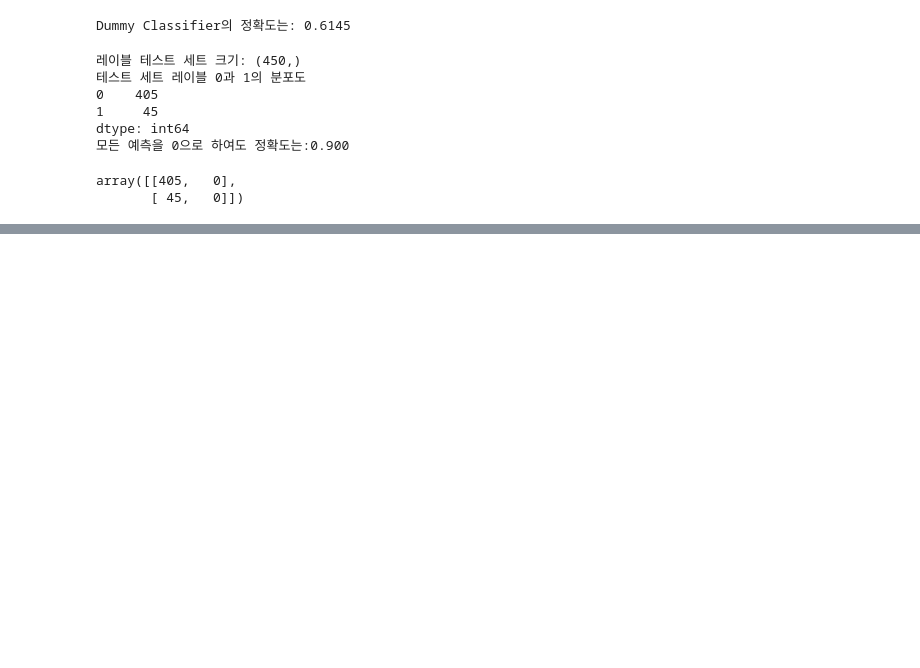
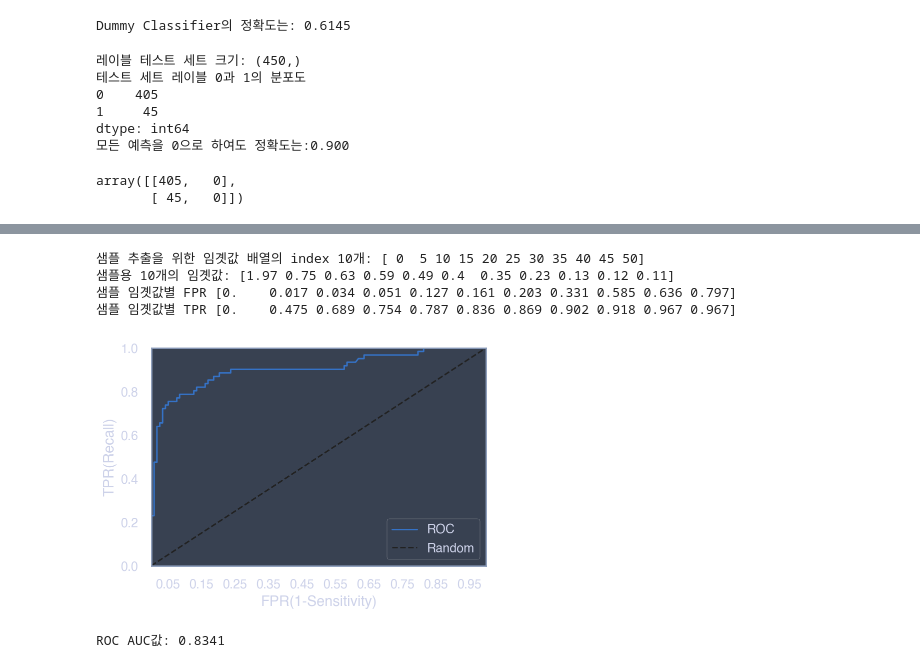
Before and after one commit to kangyeolyoun2/Python_for_Data_Analysis, a Jupyter notebook: kaggle_practice/2_scikit_learn_machine_learning/2_4_evaluation.ipynb, the cells around one changed output, grey strips where cells are left out. Saved outputs shown, nothing was run; the diff lists cells and outputs as text; code cells hidden in the pictures; blank space fills up the shorter version.

```diff
--- a/kaggle_practice/2_scikit_learn_machine_learning/2_4_evaluation.ipynb
+++ b/kaggle_practice/2_scikit_learn_machine_learning/2_4_evaluation.ipynb
@@ -144,0 +419,47 @@ array([[405,   0],
+# %%
+# TPR(민감도) = TP / (TP+FN)
+# TNR(특이성) = TN / (TN+FP)
+# 즉 FPR = FP / (FP+TN) = 1 - TNR = 1 - 특이성
+
+# 사이킷런은 ROC곡선을 구하기 위해 roc_curve() API를 제공
+
+from sklearn.metrics import roc_curve
+
+# 레이블 값이 1일 때의 예측 확률을 추출
+pred_proba_class1 = lr_clf.predict_proba(X_test)[:, 1]
+
+fprs, tprs, thresholds = roc_curve(y_test, pred_proba_class1)
+# 반환된 임계값 배열 로우가 47건, 샘플로 10건, 임계값 5steps
+thr_index = np.arange(0, thresholds.shape[0], 5)
+print("샘플 추출을 위한 임곗값 배열의 index 10개:", thr_index)
+print("샘플용 10개의 임곗값:", np.round(thresholds[thr_index], 2))
+
+# 5step 단위로 추출된 임계값에 따른 FPR, TPR값
+print("샘플 임곗값별 FPR", np.round(fprs[thr_index], 3))
+print("샘플 임곗값별 TPR", np.round(tprs[thr_index], 3))
+# %% [output]
+샘플 추출을 위한 임곗값 배열의 index 10개: [ 0  5 10 15 20 25 30 35 40 45 50]
+샘플용 10개의 임곗값: [1.97 0.75 0.63 0.59 0.49 0.4  0.35 0.23 0.13 0.12 0.11]
+샘플 임곗값별 FPR [0.    0.017 0.034 0.051 0.127 0.161 0.203 0.331 0.585 0.636 0.797]
+샘플 임곗값별 TPR [0.    0.475 0.689 0.754 0.787 0.836 0.869 0.902 0.918 0.967 0.967]
+# %%
+# ROC 커프의 결과를 보면, 임계값이 1에 가까운 값에서 점점 작아지면서 FPR이 점점 커짐. FPR이 조금씩 커질 때 TPR은 가파르게
+# 커짐. 시각화해보자
+
+def roc_curve_plot(y_test, pred_proba_c1):
+    # 임곗값에 따른 FPR, TPR값을 반환받음
+    fprs, tprs, thresholds = roc_curve(y_test, pred_proba_c1)
+    #ROC 곡선을 그래프 곡선으로 그림
+    plt.plot(fprs, tprs, label="ROC")
+    #가운데 대각ㄱ선 직선을 그림.
+    plt.plot([0,1],[0,1], "k--", label="Random")
+
+    # FPR X축의 Scale을 0.1 단위로 변경, X,Y축명 설정
+    start, end = plt.xlim()
+    plt.xticks(np.round(np.arange(start, end, 0.1), 2))
+    plt.xlim(0, 1); plt.ylim(0, 1)
+    plt.xlabel("FPR(1-Sensitivity)"); plt.ylabel("TPR(Recall)")
+    plt.legend()
+roc_curve_plot(y_test, pred_proba[:, 1])
+# %% [output]
+[figure, added]
@@ -144,0 +470,10 @@ array([[405,   0],
+# %%
+# ROC, AUC를 구하기 위해 roc_auc_score() API를 제공
+
+from sklearn.metrics import roc_auc_score
+
+pred = lr_clf.predict(X_test)
+roc_score = roc_auc_score(y_test, pred)
+print("ROC AUC값: {0:.4f}".format(roc_score))
+# %% [output]
+ROC AUC값: 0.8341
```
Also changed, not shown: parts of 16 cells of this notebook, 1 other file.
